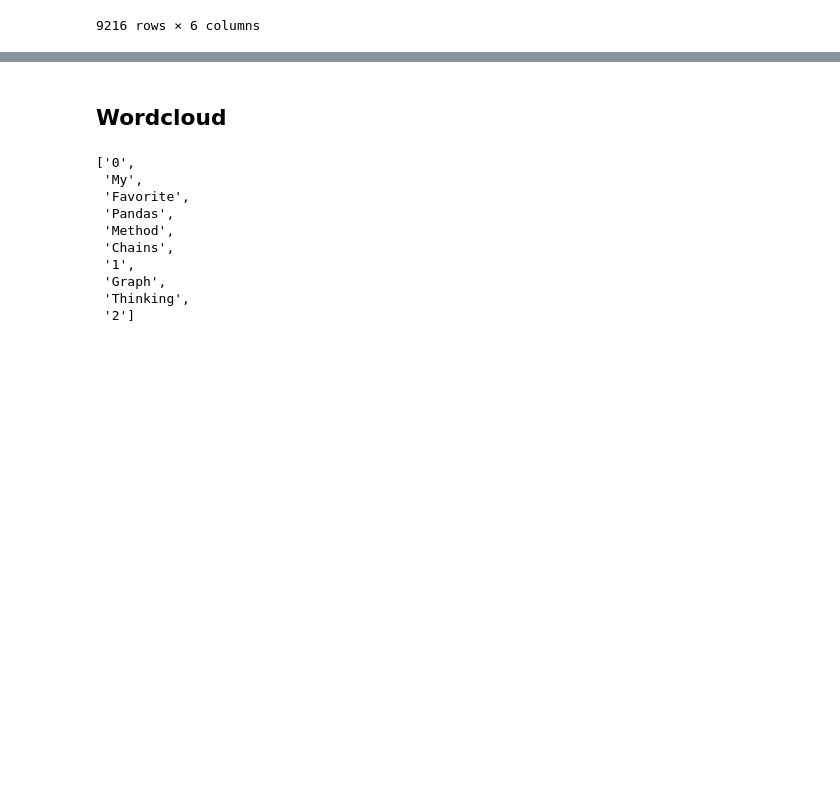
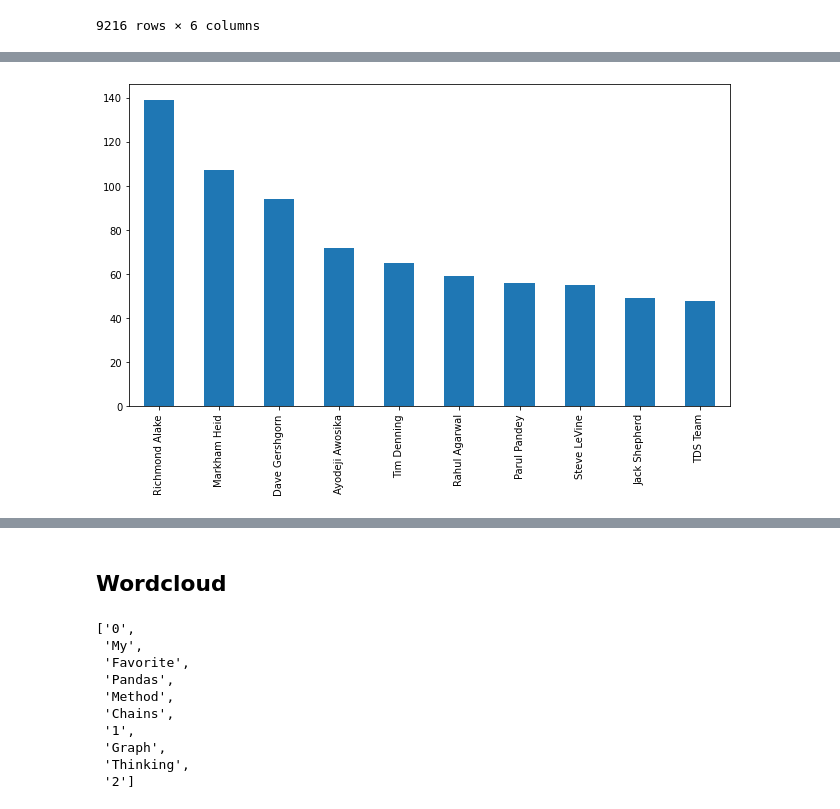
Before and after one commit to sejaldua/digesting-the-digest, a Jupyter notebook: medium-digest-scraper.ipynb, the cells around one changed output, grey strips where cells are left out. Cells and saved outputs as stored; diff of their text form; code cells hidden in the pictures; blank space fills up the shorter version.

```diff
--- a/medium-digest-scraper.ipynb
+++ b/medium-digest-scraper.ipynb
@@ -111,0 +193,7 @@ df['Publication'].value_counts().iloc[:10].plot.bar();
+# %%
+fig = plt.figure(figsize=(9,6))
+df['Author'].value_counts().iloc[:10].plot.bar();
+plt.tight_layout();
+fig.savefig('./figures/author_counts.png')
+# %% [output]
+[figure, added]
```
Also changed, not shown: parts of 16 cells of this notebook, 8 other files.
